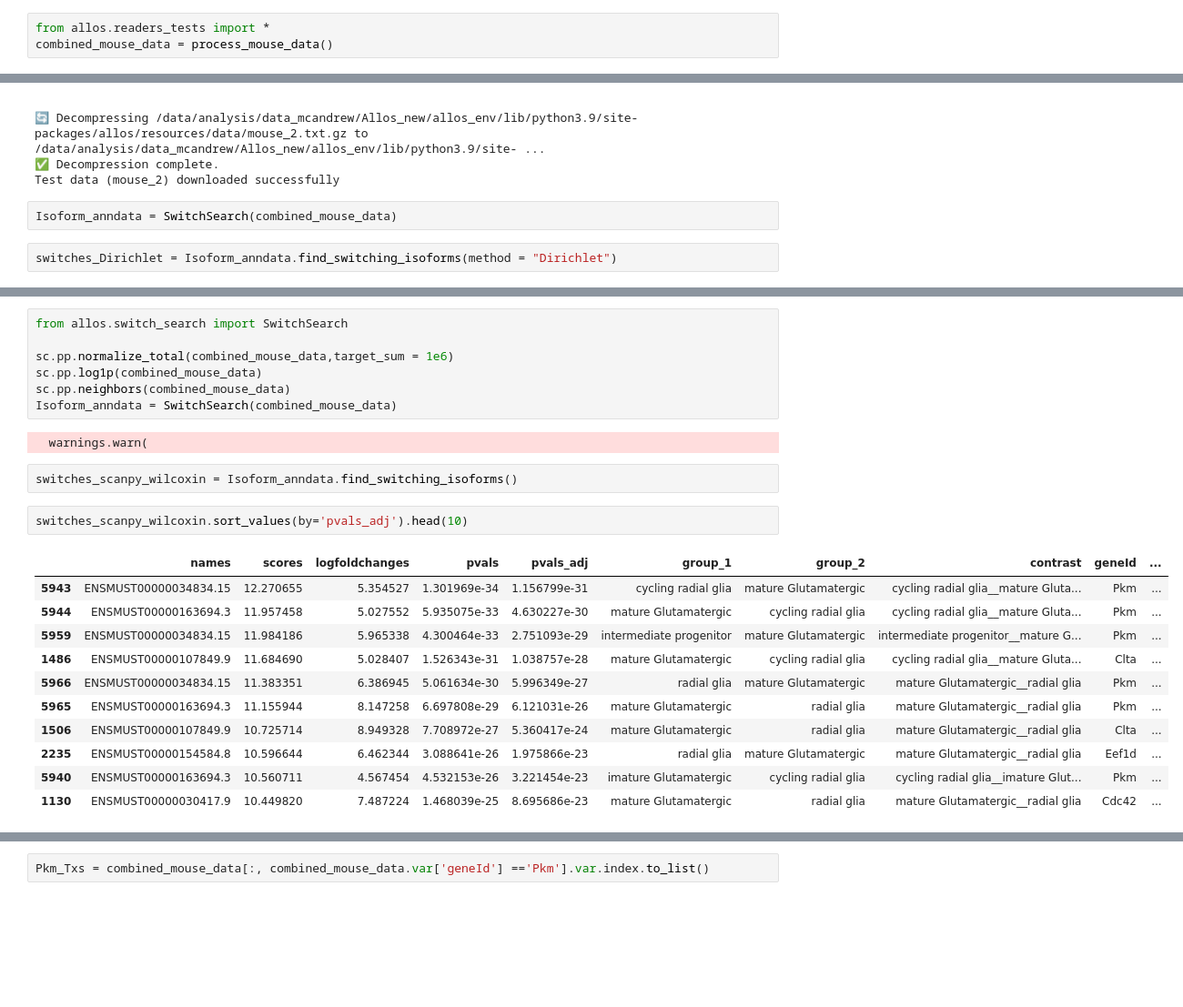
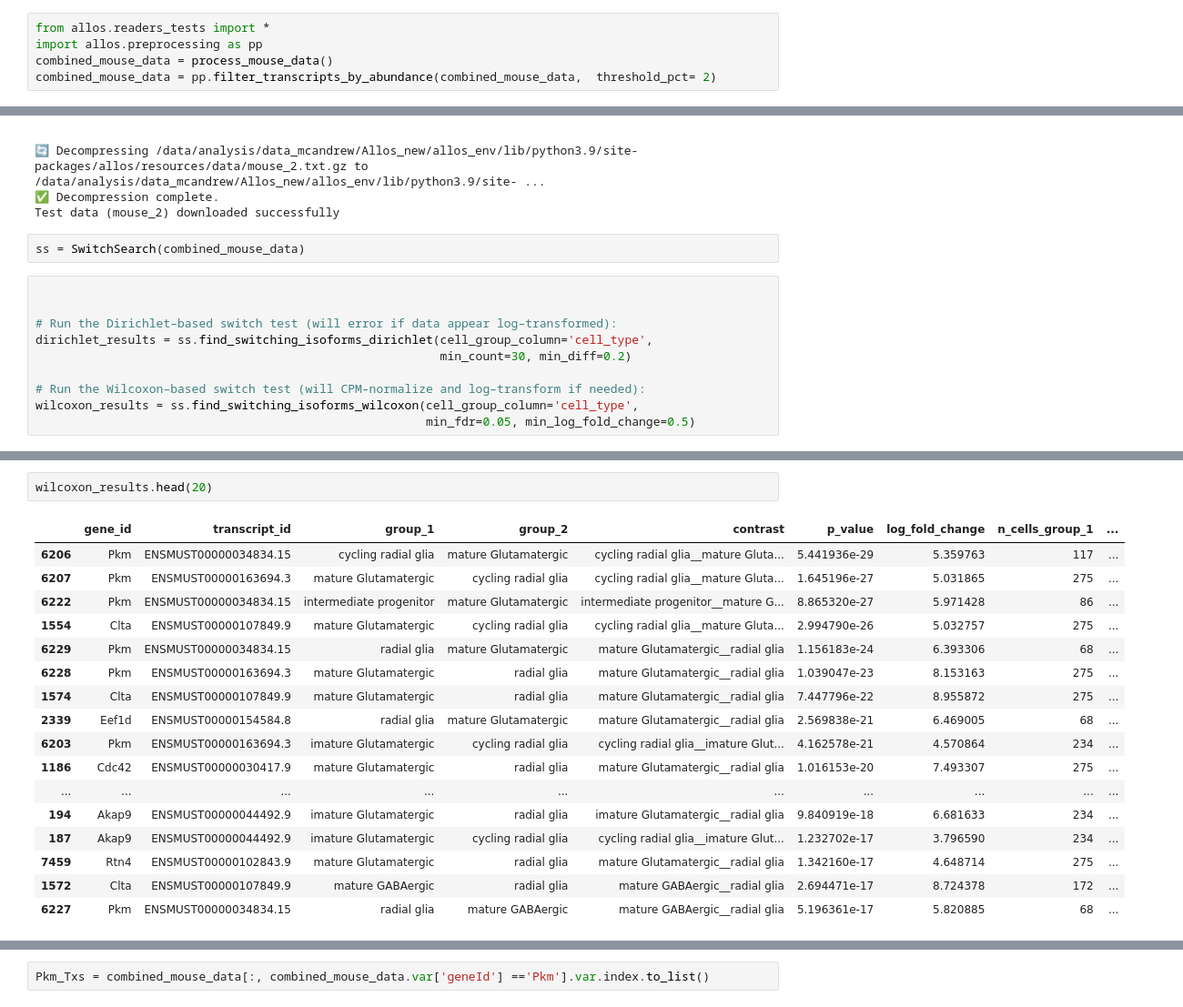
Before and after one commit to cobioda/allos, a Jupyter notebook: nbs/005_switch_search.ipynb, the cells around one changed output, grey strips where cells are left out. Shown at 91% size. Drawn from its saved outputs; the diff is of its cells as text; blank space fills up the shorter version.

```diff
--- a/nbs/005_switch_search.ipynb
+++ b/nbs/005_switch_search.ipynb
@@ -1174,7 +473,9 @@ def create_iso_adata(
     return adata_iso
 # %%
 from allos.readers_tests import *
+import allos.preprocessing as pp
 combined_mouse_data = process_mouse_data()
+combined_mouse_data = pp.filter_transcripts_by_abundance(combined_mouse_data,  threshold_pct= 2)
 # %% [output]
 🔎 Looking for file at: /data/analysis/data_mcandrew/Allos_new/allos_env/lib/python3.9/site-packages/allos/resources/e18.mouse.clusters.csv
 ✅ File found at: /data/analysis/data_mcandrew/Allos_new/allos_env/lib/python3.9/site-packages/allos/resources/e18.mouse.clusters.csv
@@ -1189,7 +490,15 @@ Test data (mouse_1) downloaded successfully
 ✅ Decompression complete.
 Test data (mouse_2) downloaded successfully
 # %%
-Isoform_anndata = SwitchSearch(combined_mouse_data)
+ss = SwitchSearch(combined_mouse_data)
 # %%
-switches_Dirichlet = Isoform_anndata.find_switching_isoforms(method = "Dirichlet")
+
+
+# Run the Dirichlet–based switch test (will error if data appear log–transformed):
+dirichlet_results = ss.find_switching_isoforms_dirichlet(cell_group_column='cell_type',
+                                                         min_count=30, min_diff=0.2)
+
+# Run the Wilcoxon–based switch test (will CPM–normalize and log–transform if needed):
+wilcoxon_results = ss.find_switching_isoforms_wilcoxon(cell_group_column='cell_type',
+                                                       min_fdr=0.05, min_log_fold_change=0.5)
 # %%
@@ -1209,27 +524,22 @@ switches_Dirichlet.head(10)
-# %%
-from allos.switch_search import SwitchSearch
-
-sc.pp.normalize_total(combined_mouse_data,target_sum = 1e6)
-sc.pp.log1p(combined_mouse_data)
-sc.pp.neighbors(combined_mouse_data)
-Isoform_anndata = SwitchSearch(combined_mouse_data)
-# %% [output]
-  warnings.warn(
-# %%
-switches_scanpy_wilcoxin = Isoform_anndata.find_switching_isoforms()
 # %%
-switches_scanpy_wilcoxin.sort_values(by='pvals_adj').head(10)
+wilcoxon_results.head(20)
 # %% [output]
-|  | names | scores | logfoldchanges | pvals | pvals_adj | group_1 | group_2 | contrast | geneId | ... |
-| 5943 | ENSMUST00000034834.15 | 12.270655 | 5.354527 | 1.301969e-34 | 1.156799e-31 | cycling radial glia | mature Glutamatergic | cycling radial glia__mature Gluta... | Pkm | ... |
-| 5944 | ENSMUST00000163694.3 | 11.957458 | 5.027552 | 5.935075e-33 | 4.630227e-30 | mature Glutamatergic | cycling radial glia | cycling radial glia__mature Gluta... | Pkm | ... |
-| 5959 | ENSMUST00000034834.15 | 11.984186 | 5.965338 | 4.300464e-33 | 2.751093e-29 | intermediate progenitor | mature Glutamatergic | intermediate progenitor__mature G... | Pkm | ... |
-| 1486 | ENSMUST00000107849.9 | 11.684690 | 5.028407 | 1.526343e-31 | 1.038757e-28 | mature Glutamatergic | cycling radial glia | cycling radial glia__mature Gluta... | Clta | ... |
-| 5966 | ENSMUST00000034834.15 | 11.383351 | 6.386945 | 5.061634e-30 | 5.996349e-27 | radial glia | mature Glutamatergic | mature Glutamatergic__radial glia | Pkm | ... |
-| 5965 | ENSMUST00000163694.3 | 11.155944 | 8.147258 | 6.697808e-29 | 6.121031e-26 | mature Glutamatergic | radial glia | mature Glutamatergic__radial glia | Pkm | ... |
-| 1506 | ENSMUST00000107849.9 | 10.725714 | 8.949328 | 7.708972e-27 | 5.360417e-24 | mature Glutamatergic | radial glia | mature Glutamatergic__radial glia | Clta | ... |
-| 2235 | ENSMUST00000154584.8 | 10.596644 | 6.462344 | 3.088641e-26 | 1.975866e-23 | radial glia | mature Glutamatergic | mature Glutamatergic__radial glia | Eef1d | ... |
-| 5940 | ENSMUST00000163694.3 | 10.560711 | 4.567454 | 4.532153e-26 | 3.221454e-23 | imature Glutamatergic | cycling radial glia | cycling radial glia__imature Glut... | Pkm | ... |
-| 1130 | ENSMUST00000030417.9 | 10.449820 | 7.487224 | 1.468039e-25 | 8.695686e-23 | mature Glutamatergic | radial glia | mature Glutamatergic__radial glia | Cdc42 | ... |
+|  | gene_id | transcript_id | group_1 | group_2 | contrast | p_value | log_fold_change | n_cells_group_1 | ... |
+| 6206 | Pkm | ENSMUST00000034834.15 | cycling radial glia | mature Glutamatergic | cycling radial glia__mature Gluta... | 5.441936e-29 | 5.359763 | 117 | ... |
+| 6207 | Pkm | ENSMUST00000163694.3 | mature Glutamatergic | cycling radial glia | cycling radial glia__mature Gluta... | 1.645196e-27 | 5.031865 | 275 | ... |
+| 6222 | Pkm | ENSMUST00000034834.15 | intermediate progenitor | mature Glutamatergic | intermediate progenitor__mature G... | 8.865320e-27 | 5.971428 | 86 | ... |
+| 1554 | Clta | ENSMUST00000107849.9 | mature Glutamatergic | cycling radial glia | cycling radial glia__mature Gluta... | 2.994790e-26 | 5.032757 | 275 | ... |
+| 6229 | Pkm | ENSMUST00000034834.15 | radial glia | mature Glutamatergic | mature Glutamatergic__radial glia | 1.156183e-24 | 6.393306 | 68 | ... |
+| 6228 | Pkm | ENSMUST00000163694.3 | mature Glutamatergic | radial glia | mature Glutamatergic__radial glia | 1.039047e-23 | 8.153163 | 275 | ... |
+| 1574 | Clta | ENSMUST00000107849.9 | mature Glutamatergic | radial glia | mature Glutamatergic__radial glia | 7.447796e-22 | 8.955872 | 275 | ... |
+| 2339 | Eef1d | ENSMUST00000154584.8 | radial glia | mature Glutamatergic | mature Glutamatergic__radial glia | 2.569838e-21 | 6.469005 | 68 | ... |
+| 6203 | Pkm | ENSMUST00000163694.3 | imature Glutamatergic | cycling radial glia | cycling radial glia__imature Glut... | 4.162578e-21 | 4.570864 | 234 | ... |
+| 1186 | Cdc42 | ENSMUST00000030417.9 | mature Glutamatergic | radial glia | mature Glutamatergic__radial glia | 1.016153e-20 | 7.493307 | 275 | ... |
+| ... | ... | ... | ... | ... | ... | ... | ... | ... | ... |
+| 194 | Akap9 | ENSMUST00000044492.9 | imature Glutamatergic | radial glia | imature Glutamatergic__radial glia | 9.840919e-18 | 6.681633 | 234 | ... |
+| 187 | Akap9 | ENSMUST00000044492.9 | imature Glutamatergic | cycling radial glia | cycling radial glia__imature Glut... | 1.232702e-17 | 3.796590 | 234 | ... |
+| 7459 | Rtn4 | ENSMUST00000102843.9 | mature Glutamatergic | radial glia | mature Glutamatergic__radial glia | 1.342160e-17 | 4.648714 | 275 | ... |
+| 1572 | Clta | ENSMUST00000107849.9 | mature GABAergic | radial glia | mature GABAergic__radial glia | 2.694471e-17 | 8.724378 | 172 | ... |
+| 6227 | Pkm | ENSMUST00000034834.15 | radial glia | mature GABAergic | mature GABAergic__radial glia | 5.196361e-17 | 5.820885 | 68 | ... |
 # %%
 import allos.visuals as vs
```
Also changed, not shown: parts of 7 cells of this notebook, 4 other files.
